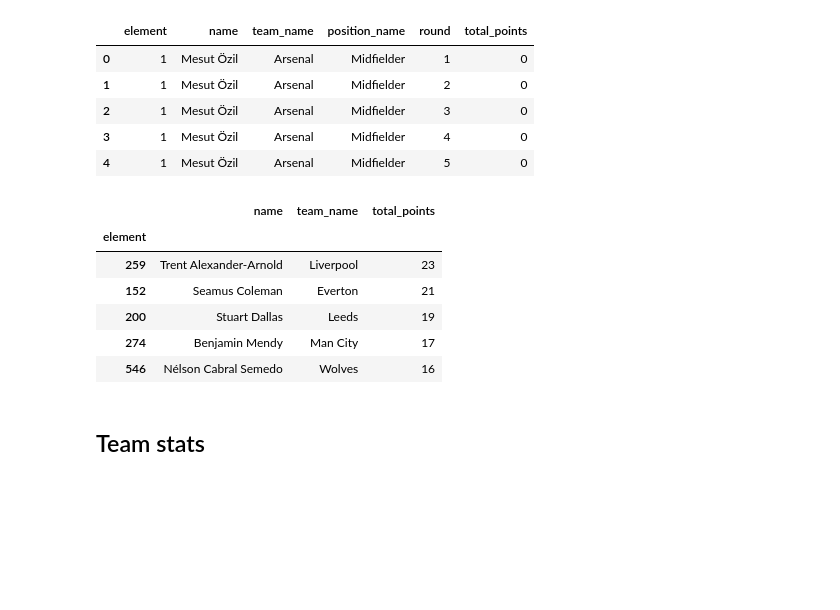
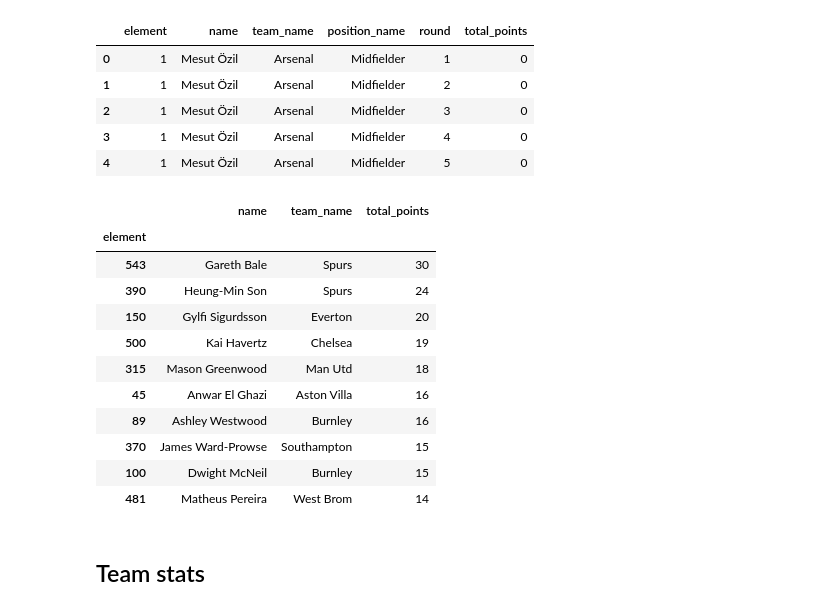
Before and after one commit to fika4life/EPLExploration, a Jupyter notebook: fantasty_analysis.ipynb, the cells around one changed output. Saved outputs shown, nothing was run; the diff lists cells and outputs as text; code cells hidden in the pictures; blank space fills up the shorter version.

```diff
--- a/fantasty_analysis.ipynb
+++ b/fantasty_analysis.ipynb
@@ -110,27 +105,32 @@ df_sm.head()
 | 4 | 1 | Mesut Özil | Arsenal | Midfielder | 5 | 0 |
 # %%
 weeks = 3 #int(input('How many weeks back?: '))
-position = 'Defender'
+position = 'Midfielder'
 
 
 filtered_df = df_sm[(df_sm['round'].astype(
     'int64').isin(filter_by_weeks(weeks)))]
 filtered_df = filtered_df[filtered_df['position_name'] == position]
 # which goalie has hightest total poiints
 total_points_by_pos = filtered_df.groupby(['element','name', 'team_name'])[
     'total_points'].sum()
 tp_by_points = total_points_by_pos[total_points_by_pos > 10]
 tp_by_points = tp_by_points.sort_values(ascending=False)
 tp_by_points = tp_by_points.to_frame().reset_index().set_index('element')
-tp_by_points.head()
+tp_by_points.head(10)
 # %% [output]
 |  | name | team_name | total_points |
 | element |  |  |  |
-| 259 | Trent Alexander-Arnold | Liverpool | 23 |
-| 152 | Seamus Coleman | Everton | 21 |
-| 200 | Stuart Dallas | Leeds | 19 |
-| 274 | Benjamin Mendy | Man City | 17 |
-| 546 | Nélson Cabral Semedo | Wolves | 16 |
+| 543 | Gareth Bale | Spurs | 30 |
+| 390 | Heung-Min Son | Spurs | 24 |
+| 150 | Gylfi Sigurdsson | Everton | 20 |
+| 500 | Kai Havertz | Chelsea | 19 |
+| 315 | Mason Greenwood | Man Utd | 18 |
+| 45 | Anwar El Ghazi | Aston Villa | 16 |
+| 89 | Ashley Westwood | Burnley | 16 |
+| 370 | James Ward-Prowse | Southampton | 15 |
+| 100 | Dwight McNeil | Burnley | 15 |
+| 481 | Matheus Pereira | West Brom | 14 |
 # %%
 top_ids = tp_by_points.index.to_list()
 top_ids = top_ids[0:7]
```
Also changed, not shown: parts of 5 cells of this notebook.
